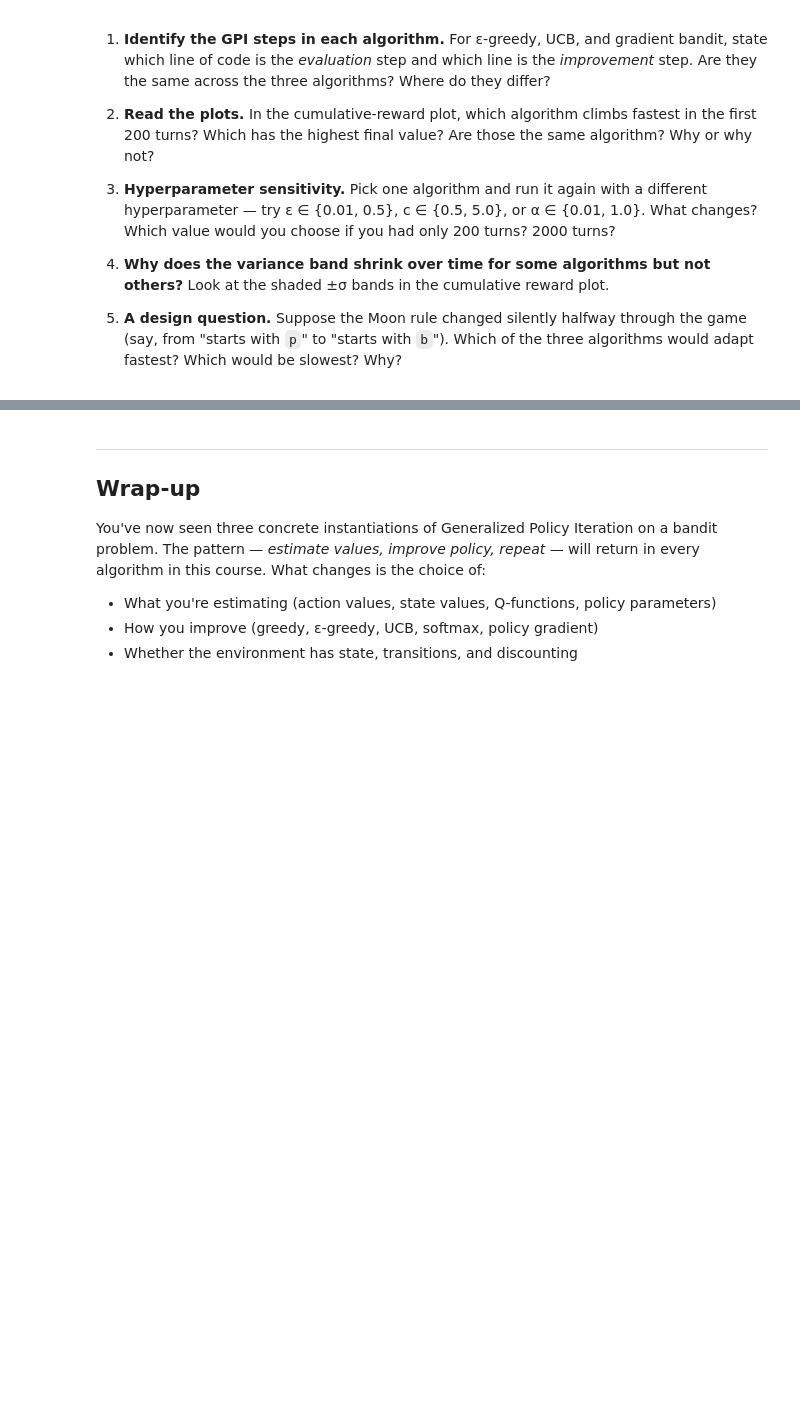
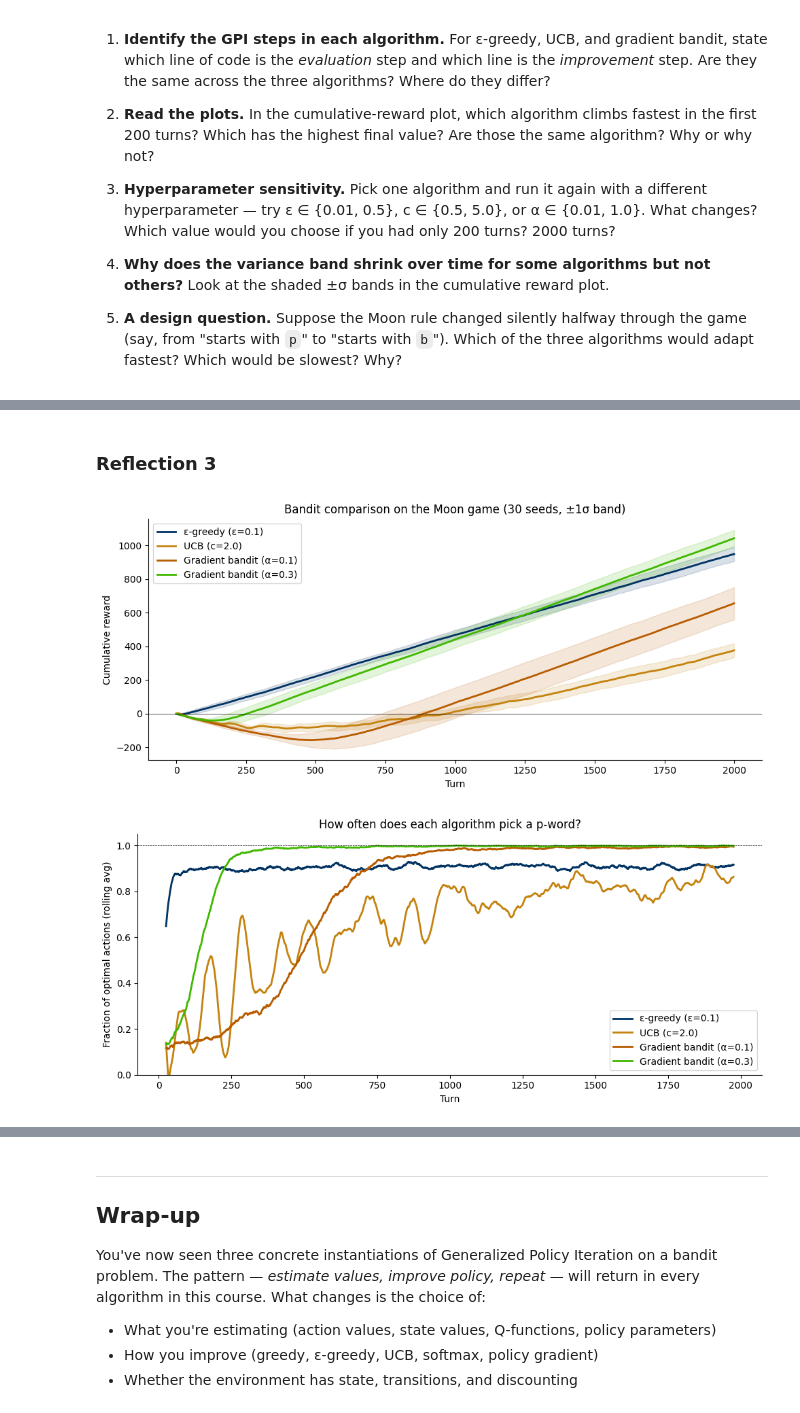
Before and after one commit to zach-youssef/CS5180, a Jupyter notebook: project1/Project1_Bandit_Algorithms.ipynb, the cells around one changed output, grey strips where cells are left out. Cells and saved outputs as stored; diff of their text form; code cells hidden in the pictures; blank space fills up the shorter version.

```diff
--- a/project1/Project1_Bandit_Algorithms.ipynb
+++ b/project1/Project1_Bandit_Algorithms.ipynb
@@ -476,5 +510,40 @@ Write short answers (a few sentences each) in the cells below, or discuss with y
+# %% [markdown]
+### Reflection 3
 # %%
 # Reflection 3 — try a different hyperparameter
 # Example: ε-greedy with epsilon = 0.01
 # eg2_r, eg2_o = run_seeds(EpsilonGreedyAgent, {'epsilon': 0.01})
+gb_r2,  gb_o2  = run_seeds(GradientBanditAgent,{'alpha': 0.3})
+
 # Then re-plot.
+# Cumulative Reward
+fig, ax = plt.subplots(figsize=(10, 4.5))
+plot_band(ax, eg_r,  'ε-greedy (ε=0.1)',     '#003262')
+plot_band(ax, ucb_r, 'UCB (c=2.0)',           '#C4820E')
+plot_band(ax, gb_r,  'Gradient bandit (α=0.1)','#B85C00')
+plot_band(ax, gb_r2,  'Gradient bandit (α=0.3)','#40B800')
+ax.axhline(0, color='black', lw=0.5)
+ax.set_xlabel('Turn')
+ax.set_ylabel('Cumulative reward')
+ax.set_title('Bandit comparison on the Moon game (30 seeds, ±1σ band)')
+ax.legend()
+plt.tight_layout()
+plt.show()
+
+# % Optimal Action Taken
+fig, ax = plt.subplots(figsize=(10, 4.5))
+plot_optimal(ax, eg_o,  'ε-greedy (ε=0.1)',     '#003262')
+plot_optimal(ax, ucb_o, 'UCB (c=2.0)',           '#C4820E')
+plot_optimal(ax, gb_o,  'Gradient bandit (α=0.1)','#B85C00')
+plot_optimal(ax, gb_o2,  'Gradient bandit (α=0.3)',"#40B800")
+ax.axhline(1.0, color='black', lw=0.5, linestyle='--')
+ax.set_xlabel('Turn')
+ax.set_ylabel('Fraction of optimal actions (rolling avg)')
+ax.set_title('How often does each algorithm pick a p-word?')
+ax.set_ylim(0, 1.05)
+ax.legend(loc='lower right')
+plt.tight_layout()
+plt.show()
+# %% [output]
+[figure, added]
+[figure, added]
```
Also changed, not shown: parts of 6 cells of this notebook.
